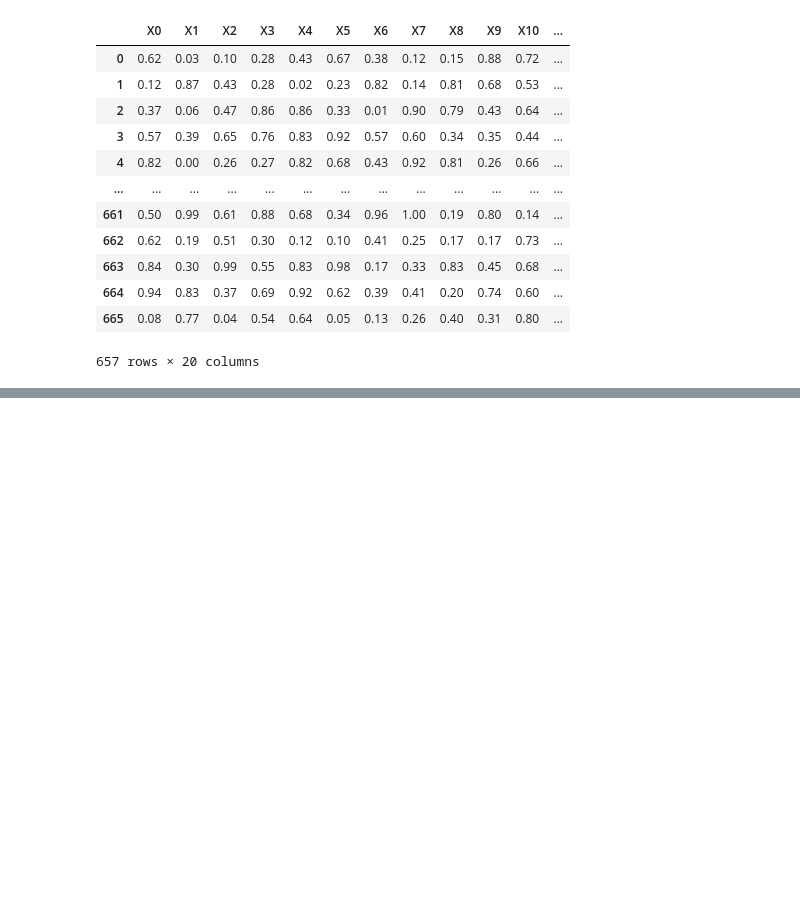
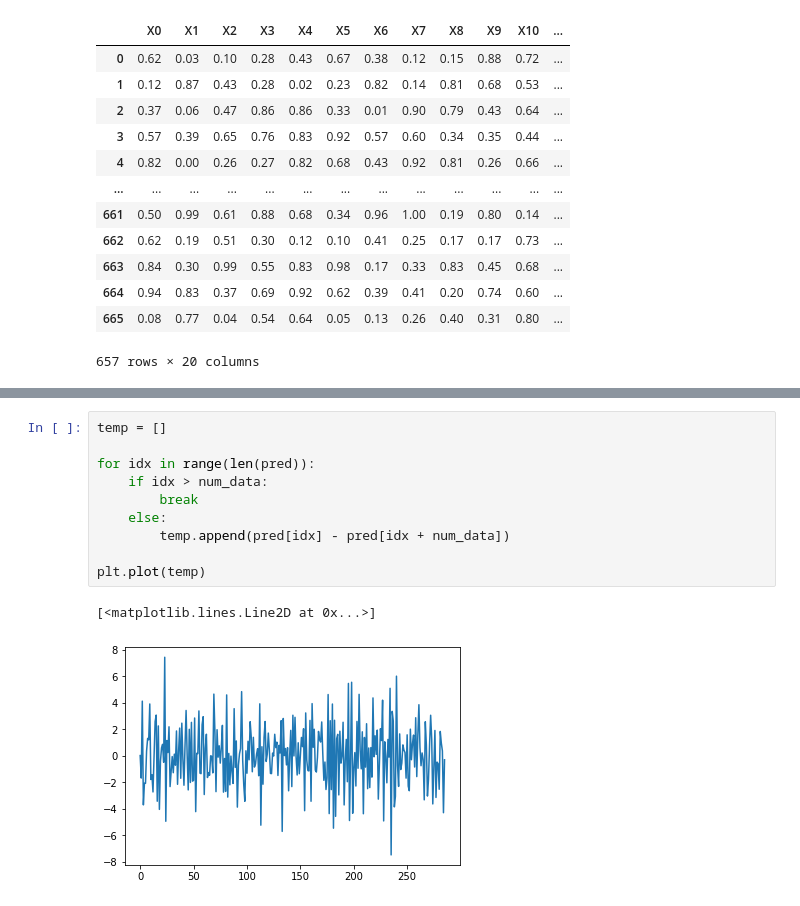
Before and after one commit to jonghyunlee1993/DigitalHealthAI-Hackathon, a Jupyter notebook: auto_encoder_regression.ipynb, the cells around one changed output, grey strips where cells are left out. Drawn from its saved outputs; the diff is of its cells as text; blank space fills up the shorter version.

```diff
--- a/auto_encoder_regression.ipynb
+++ b/auto_encoder_regression.ipynb
@@ -112,0 +178,13 @@ plt.plot(history.history['val_loss'])
+# %%
+temp = []
+
+for idx in range(len(pred)):
+    if idx > num_data:
+        break
+    else:
+        temp.append(pred[idx] - pred[idx + num_data])
+
+plt.plot(temp)
+# %% [output]
+[<matplotlib.lines.Line2D at 0x...>]
+[figure, added]
```
Also changed, not shown: parts of 13 cells of this notebook, 2 other files.
